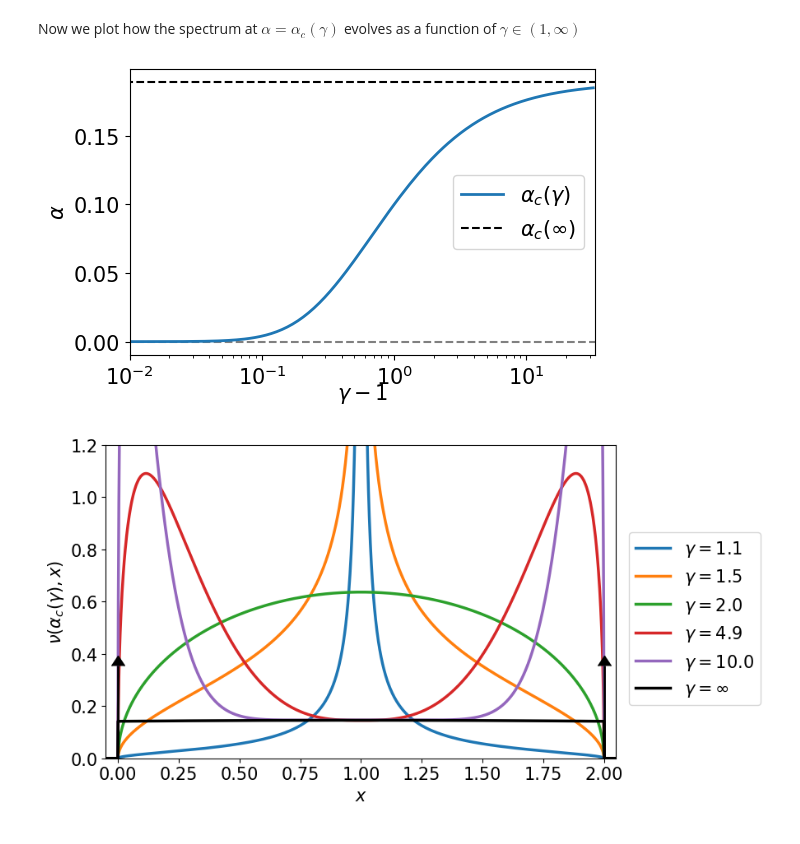
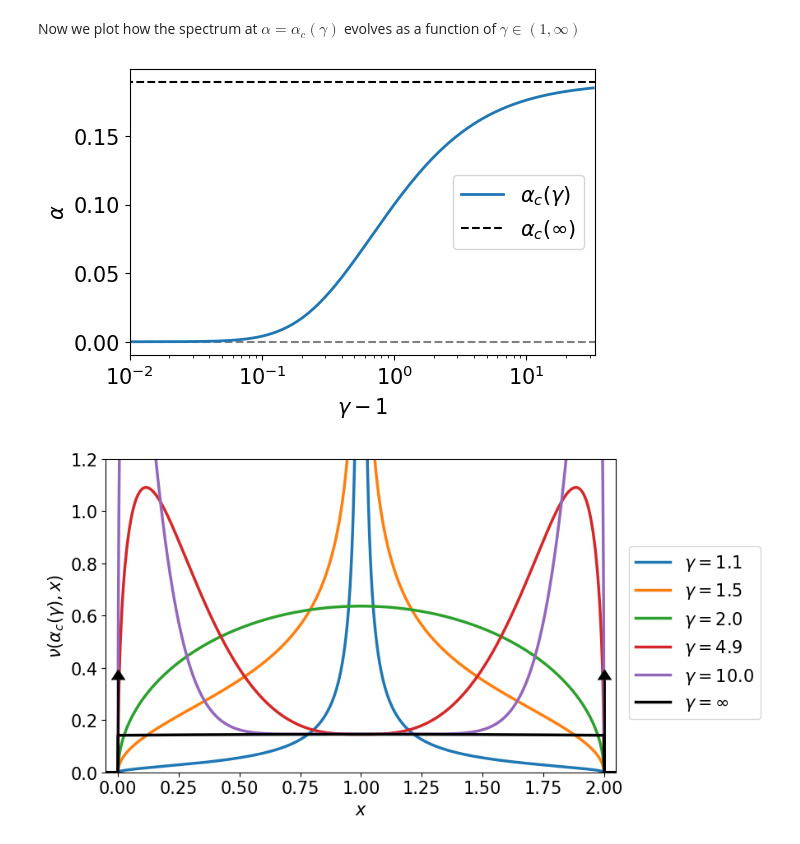
Before and after one commit to AnMaillard/fitting_ellipsoid_replicas, a Jupyter notebook: Notebook_plots/min_Sgamma_minus_Id.ipynb, the cells around one changed output. Cells and saved outputs as stored; diff of their text form; code cells hidden in the pictures.

```diff
--- a/Notebook_plots/min_Sgamma_minus_Id.ipynb
+++ b/Notebook_plots/min_Sgamma_minus_Id.ipynb
@@ -263,18 +263,18 @@ qcs = np.array(qcs)[idx]
 # %%
 width = 6
 height = width / ((np.sqrt(5.)+1)/2.) #Golden ratio
 fig, ax = plt.subplots(1, 1,figsize = (width,height))
 ax.plot(gammas-1, alphacs, linewidth = 2, color = colors[0], label = r'$\alpha_c(\gamma)$')
 ax.plot([0.,200],[alphac_infty(t_infty),alphac_infty(t_infty)], '--', linewidth=1.5, zorder=0, color='black', label = r'$\alpha_c(\infty)$')
 ax.plot([0.,200],[0,0], '--', linewidth=1.5, zorder=0, color='grey')
 ax.set_xlim(0.01, 32.8)
 ax.set_ylabel(r'$\alpha$')
-ax.set_xlabel(r'$\gamma-1$', labelpad = -5)
+ax.set_xlabel(r'$\gamma-1$', labelpad = 5)
 ax.set_xscale('log')
 ax.legend(fancybox=True,loc = 'best')
 plt.savefig('../Figures/alphac_shift_id_gamma.pdf', bbox_inches='tight')
 # %% [output]
-[figure, old version]
+[figure, new version]
 # %%
 def sc(x):
     #Standard semicircular density
```
Also changed, not shown: 5 other files.
